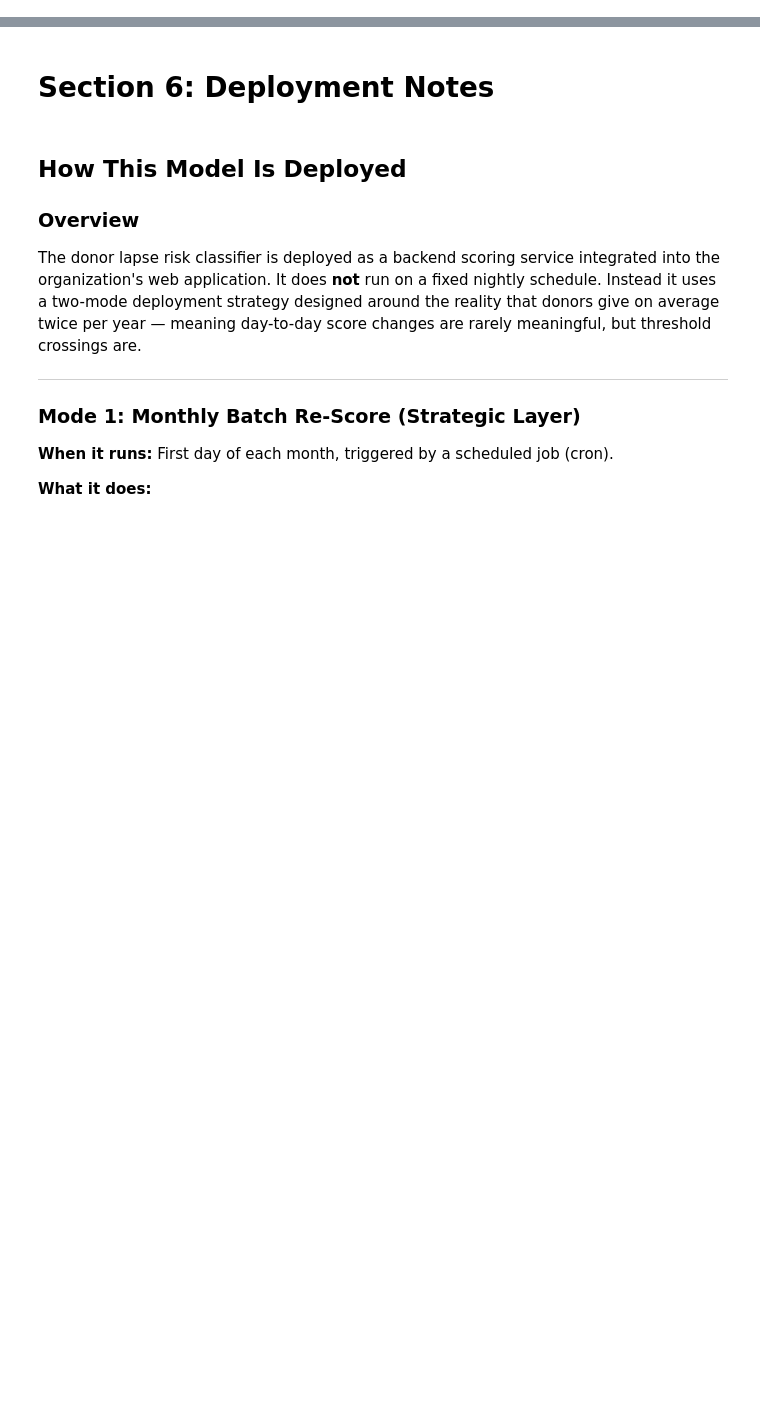
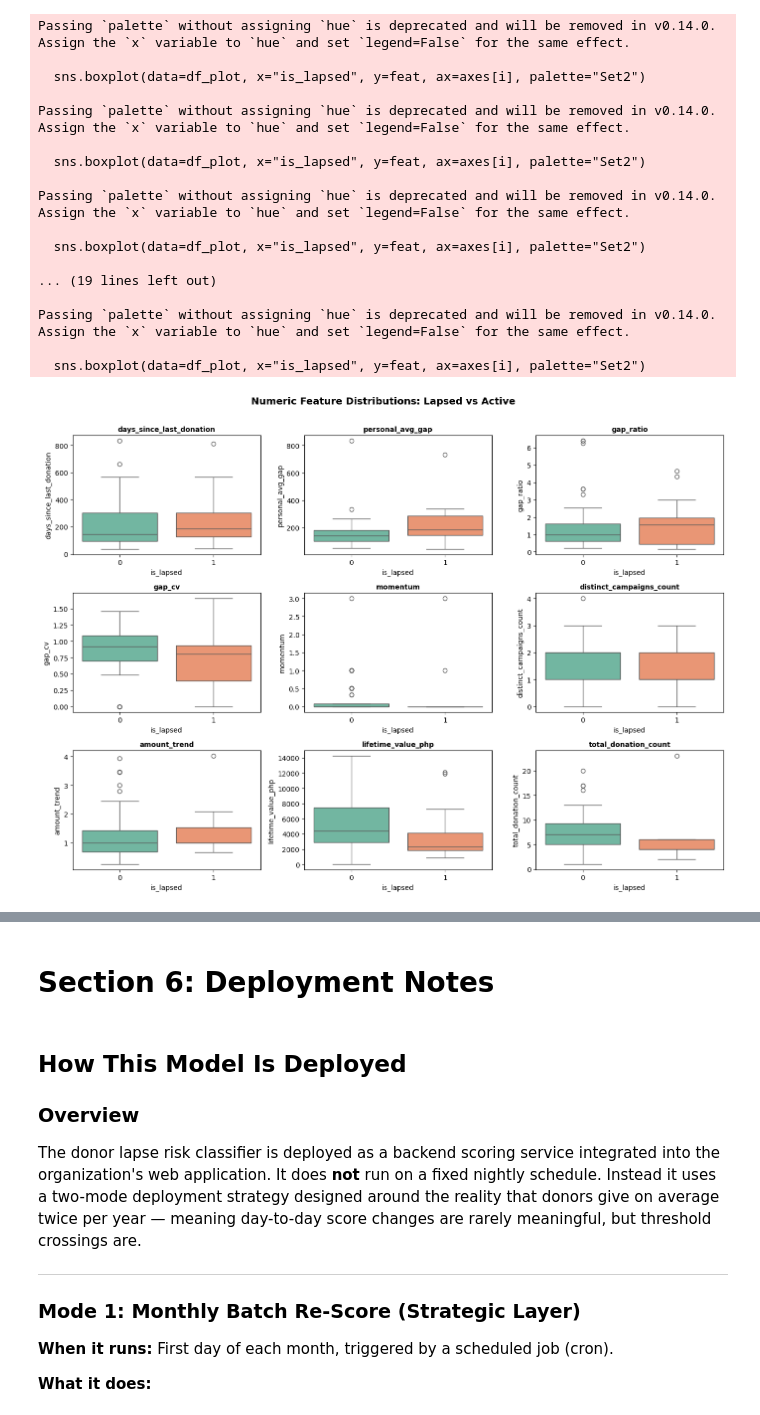
Before and after one commit to maddiejones03/INTEX_2, a Jupyter notebook: MLPipeline(Michael)/Pipeline1.ipynb, the cells around one changed output, grey strips where cells are left out. Drawn from its saved outputs; the diff is of its cells as text; code cells hidden in the pictures; blank space fills up the shorter version.

Commit message:
Pipeline 1: Donor Lapse Risk Classifier — complete

```diff
--- a/MLPipeline(Michael)/Pipeline1.ipynb
+++ b/MLPipeline(Michael)/Pipeline1.ipynb
@@ -0,0 +73,20 @@
+# %%
+import sys, os
+from pathlib import Path
+
+import pandas as pd
+import numpy as np
+import matplotlib.pyplot as plt
+import seaborn as sns
+
+notebook_dir = Path(os.path.abspath(""))
+if str(notebook_dir) not in sys.path:
+    sys.path.insert(0, str(notebook_dir))
+
+from features import build_features
+
+X, y, feature_names = build_features()
+
+print(f"Feature matrix shape: {X.shape}")
+print(f"Target distribution:\n{y.value_counts()}")
+print(f"\nClass balance: {y.mean()*100:.1f}% lapsed")
@@ -0,0 +102,40 @@
+# %%
+numeric_features = [
+    "days_since_last_donation", "personal_avg_gap", "gap_ratio",
+    "gap_cv", "momentum", "distinct_campaigns_count",
+    "amount_trend", "lifetime_value_php", "total_donation_count",
+]
+
+fig, axes = plt.subplots(3, 3, figsize=(14, 10))
+axes = axes.flatten()
+
+df_plot = X[numeric_features].copy()
+df_plot["is_lapsed"] = y.values
+
+for i, feat in enumerate(numeric_features):
+    sns.boxplot(data=df_plot, x="is_lapsed", y=feat, ax=axes[i], palette="Set2")
+    axes[i].set_title(feat, fontsize=10, fontweight="bold")
+    axes[i].set_xlabel("is_lapsed")
+
+fig.suptitle("Numeric Feature Distributions: Lapsed vs Active", fontsize=14, fontweight="bold", y=1.01)
+plt.tight_layout()
+plt.show()
+# %% [output]
+Passing `palette` without assigning `hue` is deprecated and will be removed in v0.14.0. Assign the `x` variable to `hue` and set `legend=False` for the same effect.
+
+  sns.boxplot(data=df_plot, x="is_lapsed", y=feat, ax=axes[i], palette="Set2")
+
+Passing `palette` without assigning `hue` is deprecated and will be removed in v0.14.0. Assign the `x` variable to `hue` and set `legend=False` for the same effect.
+
+  sns.boxplot(data=df_plot, x="is_lapsed", y=feat, ax=axes[i], palette="Set2")
+
+Passing `palette` without assigning `hue` is deprecated and will be removed in v0.14.0. Assign the `x` variable to `hue` and set `legend=False` for the same effect.
+
+  sns.boxplot(data=df_plot, x="is_lapsed", y=feat, ax=axes[i], palette="Set2")
+
+... (19 lines left out)
+
+Passing `palette` without assigning `hue` is deprecated and will be removed in v0.14.0. Assign the `x` variable to `hue` and set `legend=False` for the same effect.
+
+  sns.boxplot(data=df_plot, x="is_lapsed", y=feat, ax=axes[i], palette="Set2")
+[figure, added]
```
Also changed, not shown: parts of 24 cells of this notebook, 4 other files.
